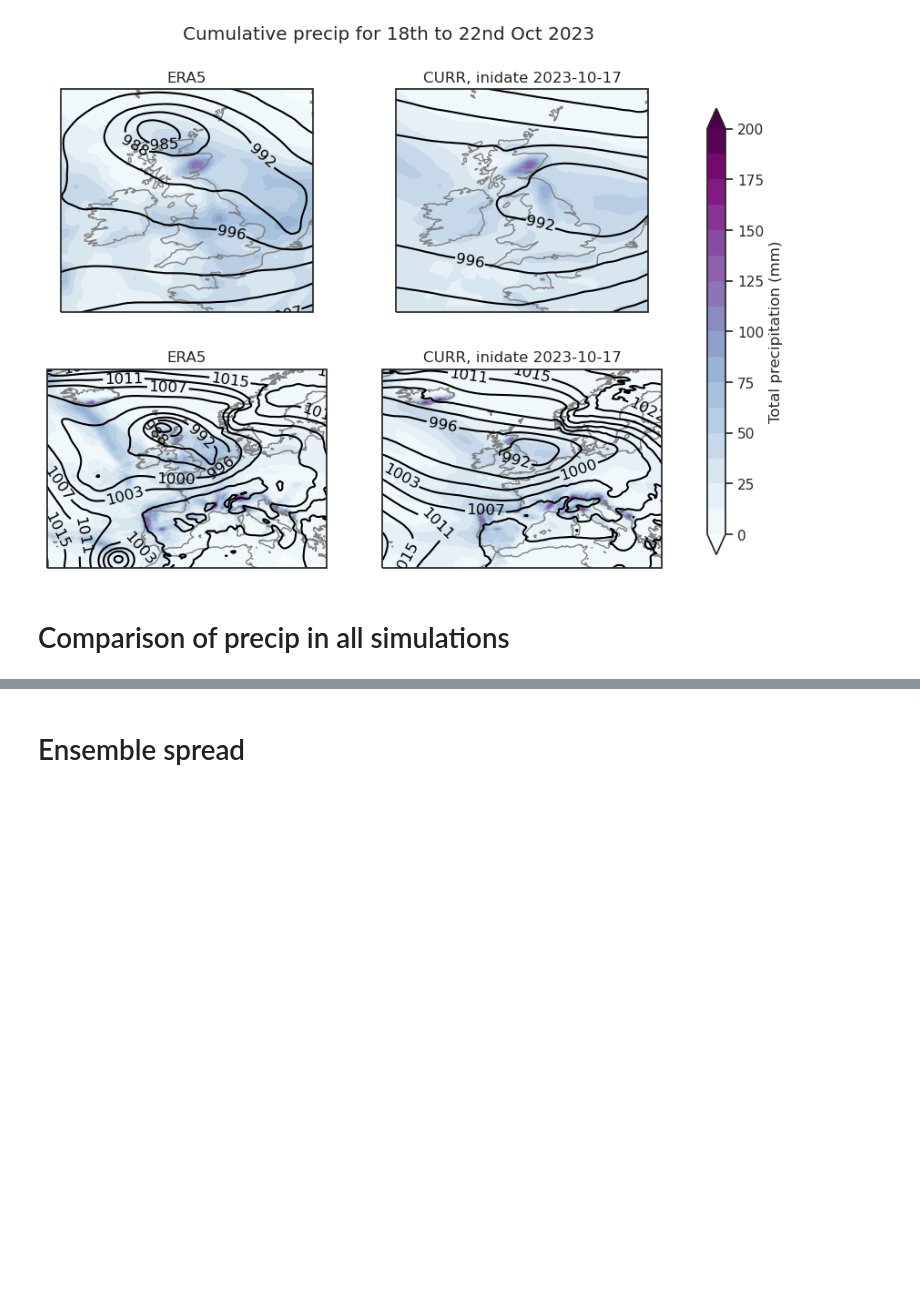
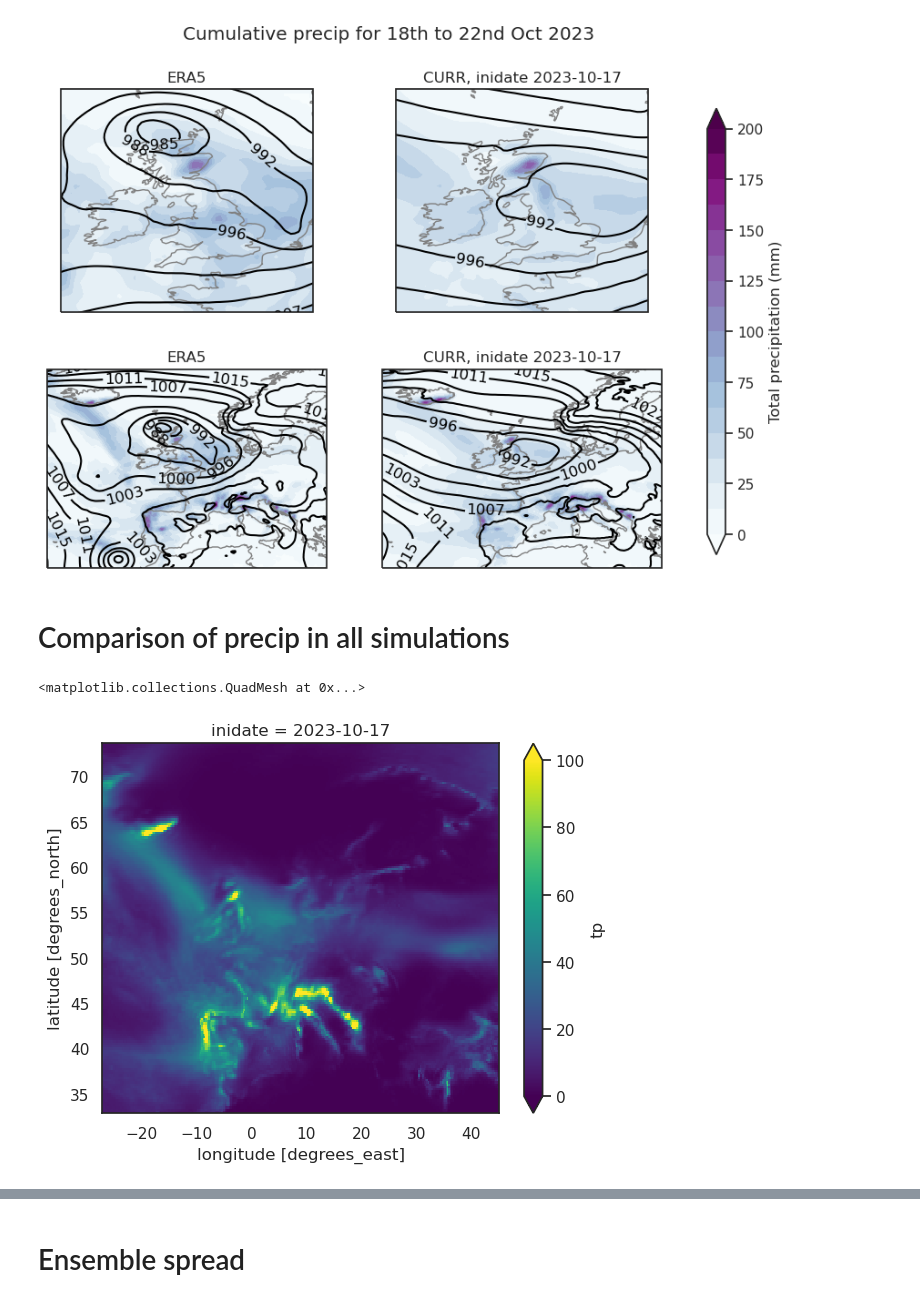
Before and after one commit to shirin-ermis/Storm_Babet, a Jupyter notebook: notebooks/03_total_precip.ipynb, the cells around one changed output, grey strips where cells are left out. Cells and saved outputs as stored; diff of their text form; code cells hidden in the pictures; blank space fills up the shorter version.

```diff
--- a/notebooks/03_total_precip.ipynb
+++ b/notebooks/03_total_precip.ipynb
@@ -292,6 +293,11 @@ Text(0.5, 0.98, 'Cumulative precip for 18th to 22nd Oct 2023')
 euroatlantic = [lon_min-13, lon_max, lat_min-5, lat_max+6]
 uk = [-11, 5, 48, 60]
 from cmcrameri import cm
+# %%
+tp_babet_exp['pi'].sel(inidate='2023-10-17').mean(dim='number').plot(vmin=0, vmax=100)
+# %% [output]
+<matplotlib.collections.QuadMesh at 0x...>
+[figure, added]
 # %%
 # figure and map setup
 experiments = ['pi', 'curr', 'incr']
```
Also changed, not shown: parts of 6 cells of this notebook.
